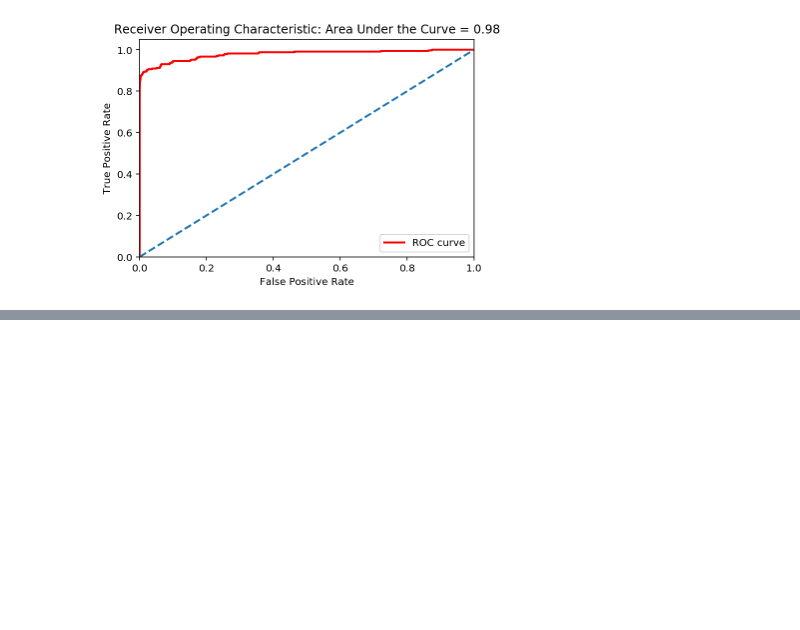
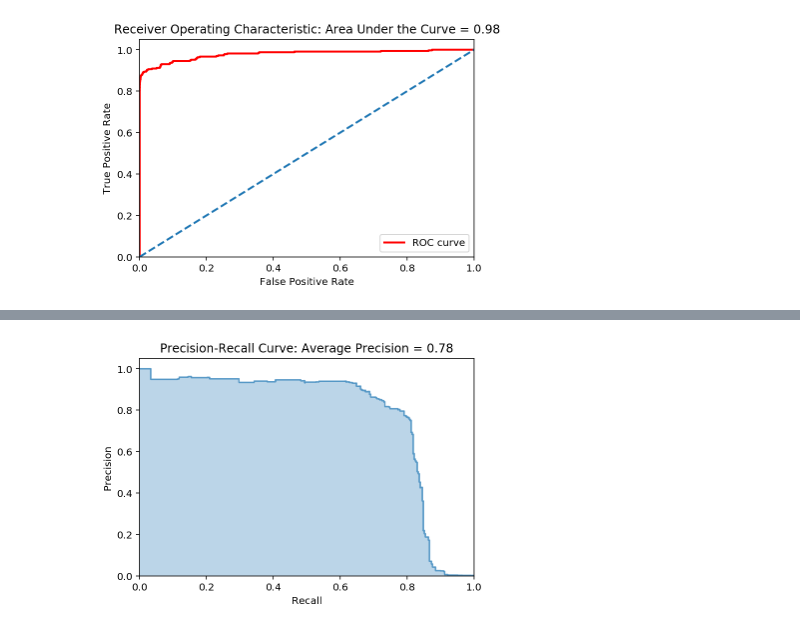
Before and after one commit to frankrefischer/unsuper-02, a Jupyter notebook: Credit Card Fraud.ipynb, the cells around one changed output, grey strips where cells are left out. Cells and saved outputs as stored; diff of their text form; code cells hidden in the pictures; blank space fills up the shorter version.

Commit message:
training and evaluation of lightgbm

```diff
--- a/Credit Card Fraud.ipynb
+++ b/Credit Card Fraud.ipynb
@@ -409,0 +467,3 @@ plot_auroc(xgb_model_predictions_df)
+# %%
+predictions_lgb =  train_lightgbm(cross_validator=stratified_kfold)
+predictions_lgb_df = make_predictions_dataframe(predictions_lgb)
@@ -409,0 +491,4 @@ plot_auroc(xgb_model_predictions_df)
+# %%
+plot_precision_recall_curve(predictions_lgb_df)
+# %% [output]
+[figure, added]
```
Also changed, not shown: parts of 5 cells of this notebook.
